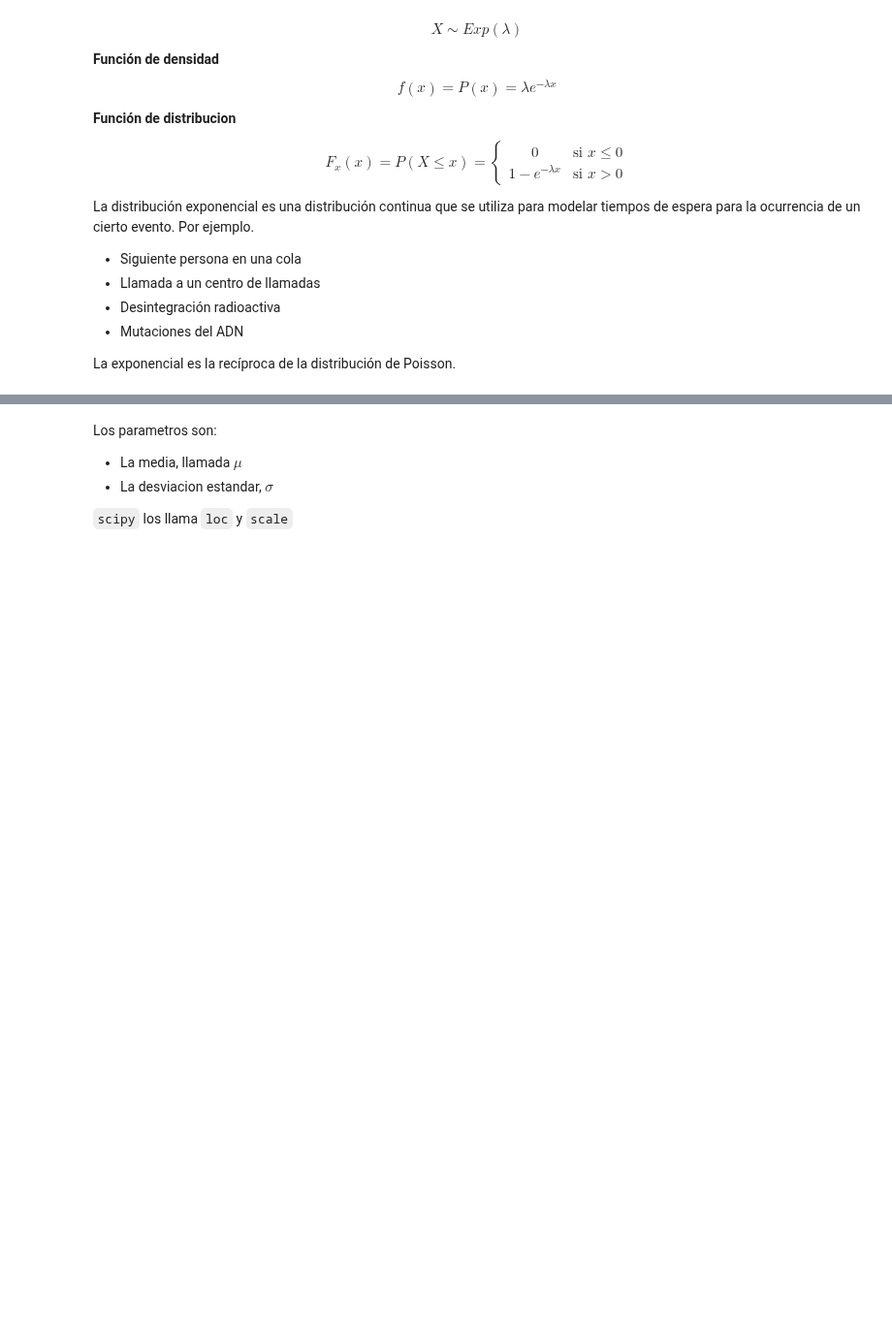
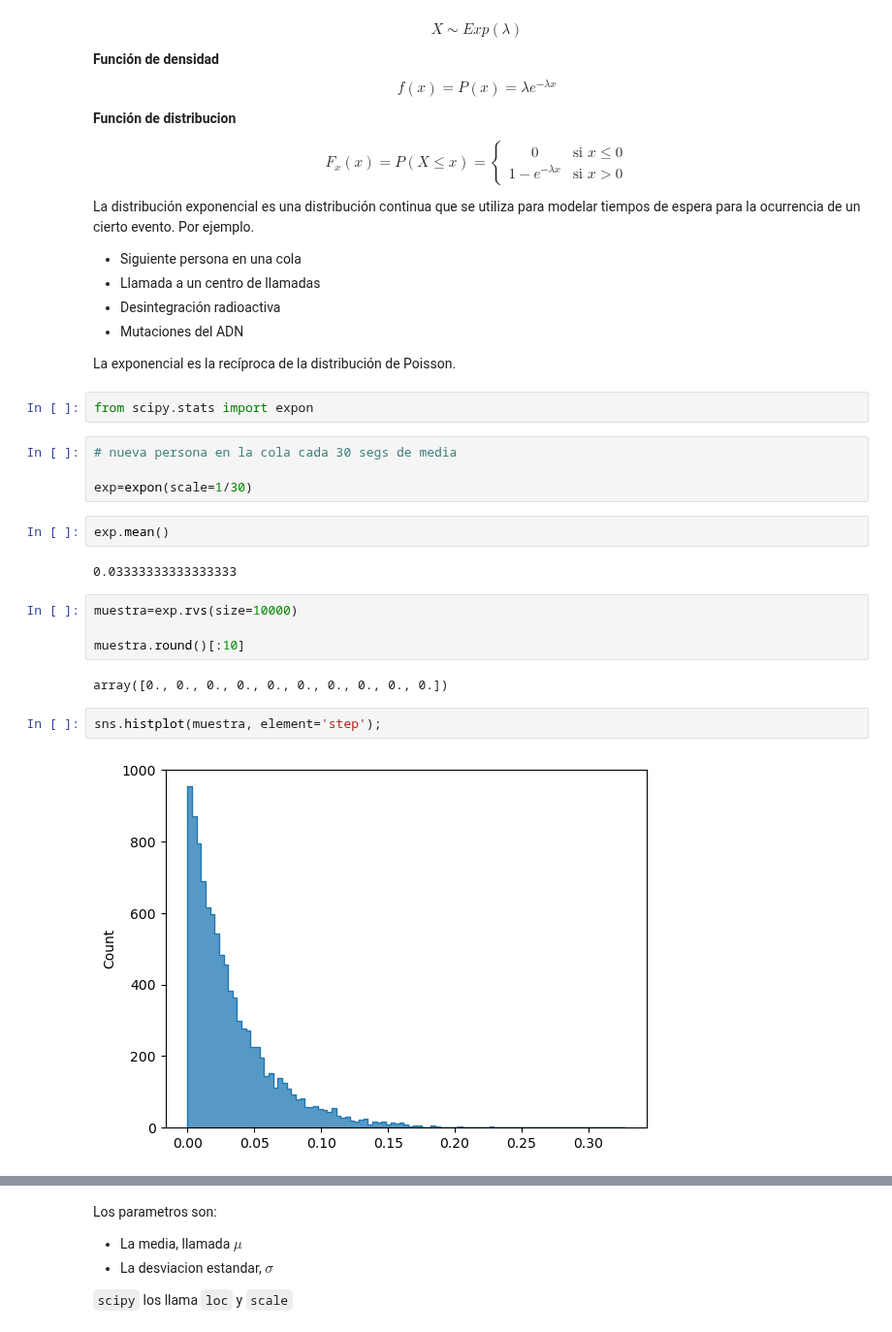
Before and after one commit to Ironhack-Data-Madrid-Julio-2023/apuntes_clase, a Jupyter notebook: semana_6/1.3 - Distribuciones Continuas.ipynb, the cells around one changed output, grey strips where cells are left out. Shown at 97% size. Drawn from its saved outputs; the diff is of its cells as text; blank space fills up the shorter version.

```diff
--- a/semana_6/1.3 - Distribuciones Continuas.ipynb
+++ b/semana_6/1.3 - Distribuciones Continuas.ipynb
@@ -75,6 +152,26 @@ La distribución exponencial es una distribución continua que se utiliza para m
  * Mutaciones del ADN
 
 La exponencial es la recíproca de la distribución de Poisson.
+# %%
+from scipy.stats import expon
+# %%
+# nueva persona en la cola cada 30 segs de media
+
+exp=expon(scale=1/30)
+# %%
+exp.mean()
+# %% [output]
+0.03333333333333333
+# %%
+muestra=exp.rvs(size=10000)
+
+muestra.round()[:10]
+# %% [output]
+array([0., 0., 0., 0., 0., 0., 0., 0., 0., 0.])
+# %%
+sns.histplot(muestra, element='step');
+# %% [output]
+[figure, added]
 # %% [markdown]
 ### Distribución Normal
 
```
Also changed, not shown: parts of 33 cells of this notebook.
